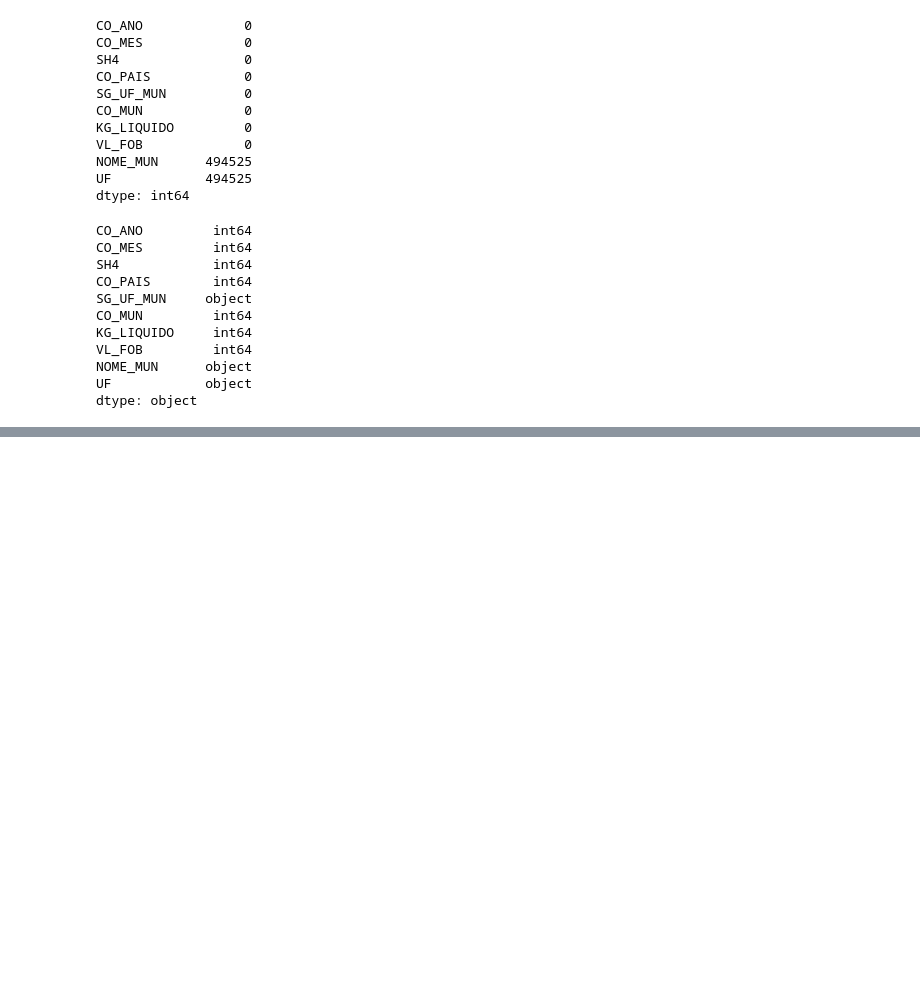
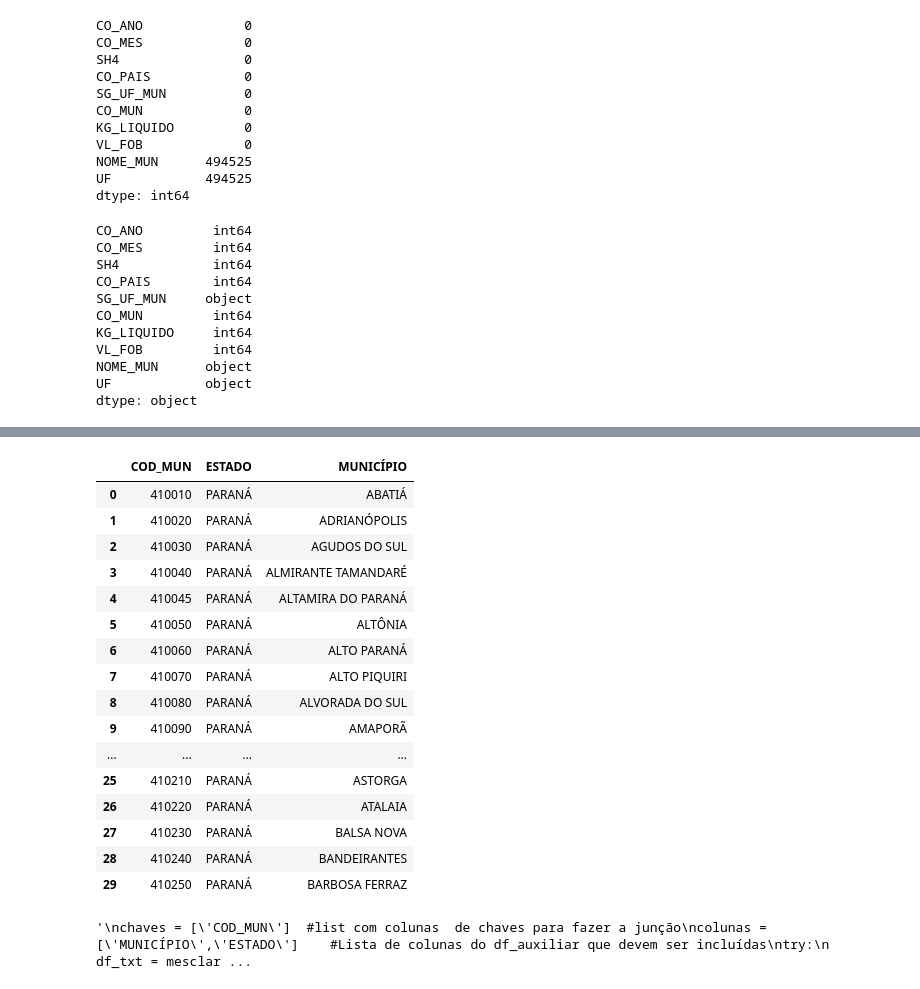
Before and after one commit to Manuelevaristo/inp_exp_municipios_PR2023, a Jupyter notebook: filtro.ipynb, the cells around one changed output, grey strips where cells are left out. Cells and saved outputs as stored; diff of their text form; code cells hidden in the pictures; blank space fills up the shorter version.

```diff
--- a/filtro.ipynb
+++ b/filtro.ipynb
@@ -287,0 +323,9 @@ df_importacao_parana.to_csv("data/IMP_MUN_PR_2023_limpo.csv", index=False, sep='
+# %%
+
+# Lê o arquivo CSV com separador de ponto e vírgula
+df_cod_mun = pd.read_csv("/home/manuel-finda/Documentos/seic/inp_exp_municipios_PR2023-main/data/cod_muniPR-IBGE.csv", sep=',', encoding='utf-8')
+# %%
+#renomeando colunas do DataFrame df_municipios
+df_cod_mun = df_cod_mun.rename(columns={'CÓDIGO': 'COD_MUN','UF':'ESTADO'})
+#visualizar primeiros registros dos dados da tabela
+df_cod_mun.head()
@@ -287,0 +339,36 @@ df_importacao_parana.to_csv("data/IMP_MUN_PR_2023_limpo.csv", index=False, sep='
+# %%
+df_cod_mun.head(30)
+# %% [output]
+|  | COD_MUN | ESTADO | MUNICÍPIO |
+| 0 | 410010 | PARANÁ | ABATIÁ |
+| 1 | 410020 | PARANÁ | ADRIANÓPOLIS |
+| 2 | 410030 | PARANÁ | AGUDOS DO SUL |
+| 3 | 410040 | PARANÁ | ALMIRANTE TAMANDARÉ |
+| 4 | 410045 | PARANÁ | ALTAMIRA DO PARANÁ |
+| 5 | 410050 | PARANÁ | ALTÔNIA |
+| 6 | 410060 | PARANÁ | ALTO PARANÁ |
+| 7 | 410070 | PARANÁ | ALTO PIQUIRI |
+| 8 | 410080 | PARANÁ | ALVORADA DO SUL |
+| 9 | 410090 | PARANÁ | AMAPORÃ |
+| ... | ... | ... | ... |
+| 25 | 410210 | PARANÁ | ASTORGA |
+| 26 | 410220 | PARANÁ | ATALAIA |
+| 27 | 410230 | PARANÁ | BALSA NOVA |
+| 28 | 410240 | PARANÁ | BANDEIRANTES |
+| 29 | 410250 | PARANÁ | BARBOSA FERRAZ |
+# %%
+"""
+chaves = ['COD_MUN']  #list com colunas  de chaves para fazer a junção
+colunas = ['MUNICÍPIO','ESTADO']    #Lista de colunas do df_auxiliar que devem ser incluídas
+try:
+   df_txt = mesclar_datasets(
+       df_txt,
+       df_cod_mun,
+       chaves,
+       colunas
+   )
+
+except Exception as e:
+   print(f"Erro no processo: {str(e)}")"""
+# %% [output]
+'\nchaves = [\'COD_MUN\']  #list com colunas  de chaves para fazer a junção\ncolunas = [\'MUNICÍPIO\',\'ESTADO\']    #Lista de colunas do df_auxiliar que devem ser incluídas\ntry:\n   df_txt = mesclar ...
```
Also changed, not shown: parts of 21 cells of this notebook, 7 other files.
